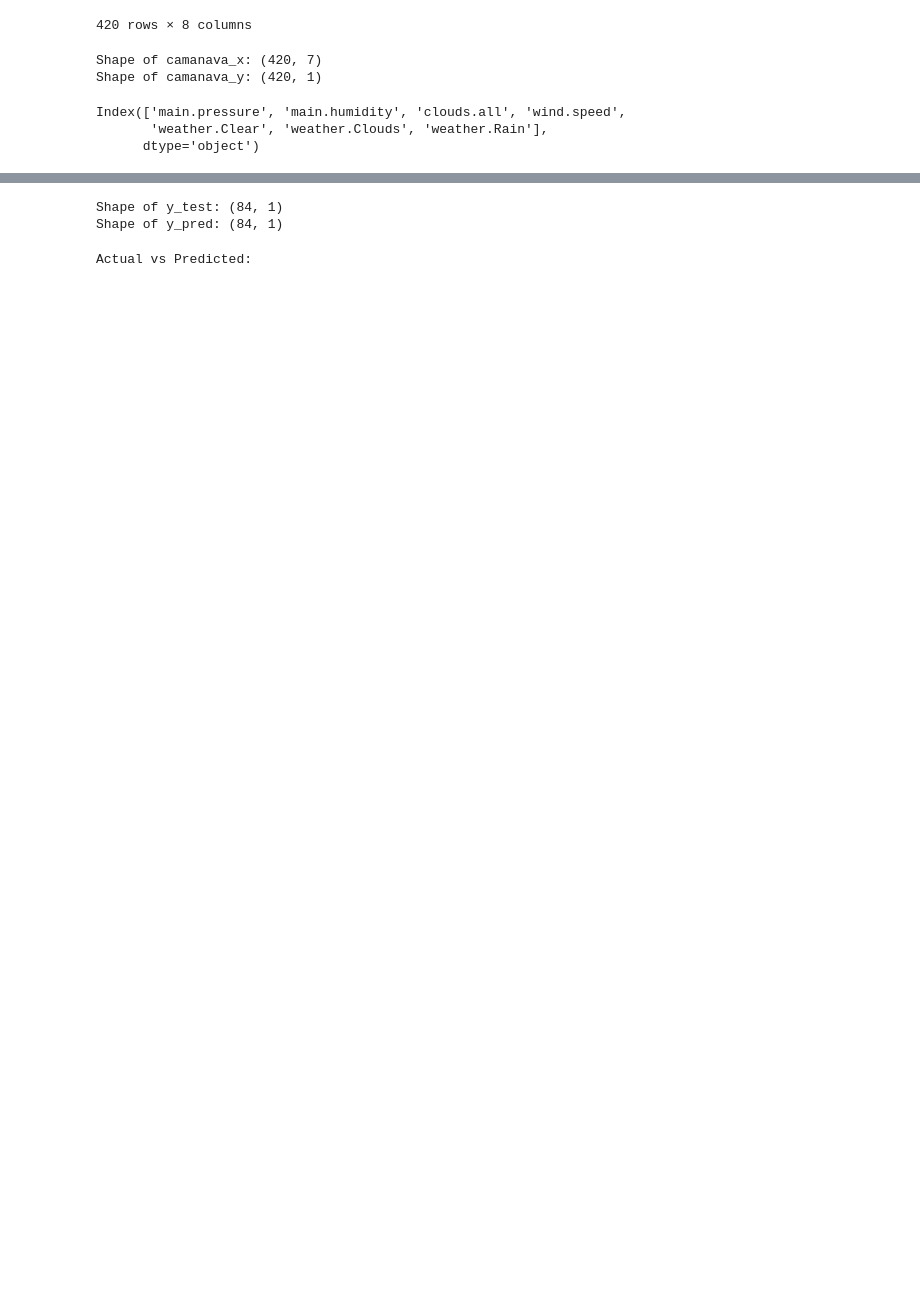
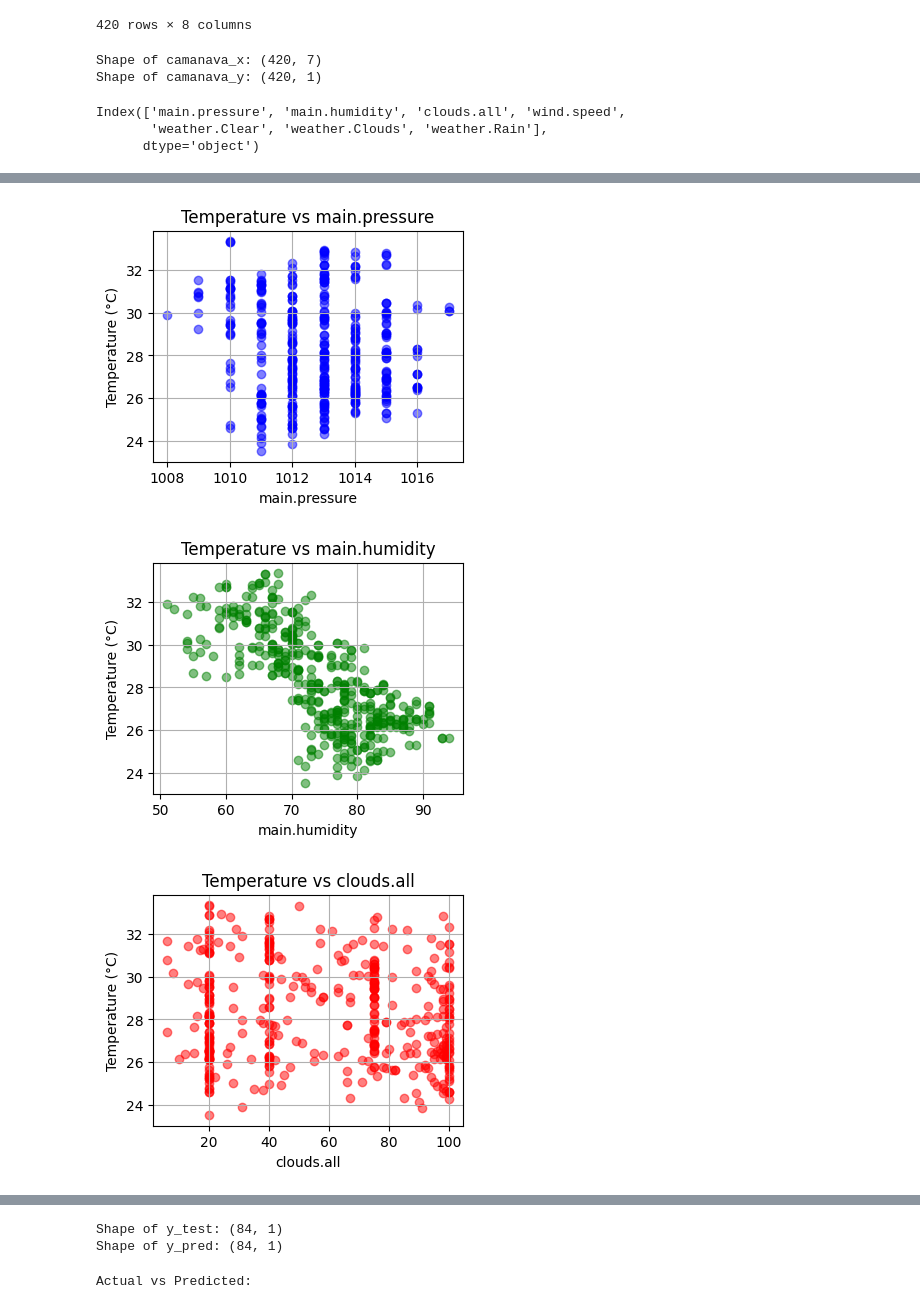
Before and after one commit to Matthew-Gallardo/Temperature-Forecast-Prediction-in-CAMANAVA-using-Regression, a Jupyter notebook: train_test.regression.ipynb, the cells around one changed output, grey strips where cells are left out. Cells and saved outputs as stored; diff of their text form; code cells hidden in the pictures; blank space fills up the shorter version.

```diff
--- a/train_test.regression.ipynb
+++ b/train_test.regression.ipynb
@@ -57,0 +58,18 @@ Index(['main.pressure', 'main.humidity', 'clouds.all', 'wind.speed',
+# %%
+import matplotlib.pyplot as plt
+
+colors = ['blue', 'green', 'red', 'purple', 'orange', 'cyan', 'magenta']
+
+# Create a scatter plot for each feature against temperature
+for i, feature in enumerate(camanava_x.columns):
+    plt.figure(figsize=(4, 3))
+    plt.scatter(camanava_x[feature], camanava_y.values, alpha=0.5, color=colors[i])
+    plt.title(f'Temperature vs {feature}')
+    plt.xlabel(feature)
+    plt.ylabel('Temperature (°C)')
+    plt.grid(True)
+    plt.show()
+# %% [output]
+[figure, added]
+[figure, added]
+[figure, added]
```
Also changed, not shown: parts of 17 cells of this notebook, 2 other files.
